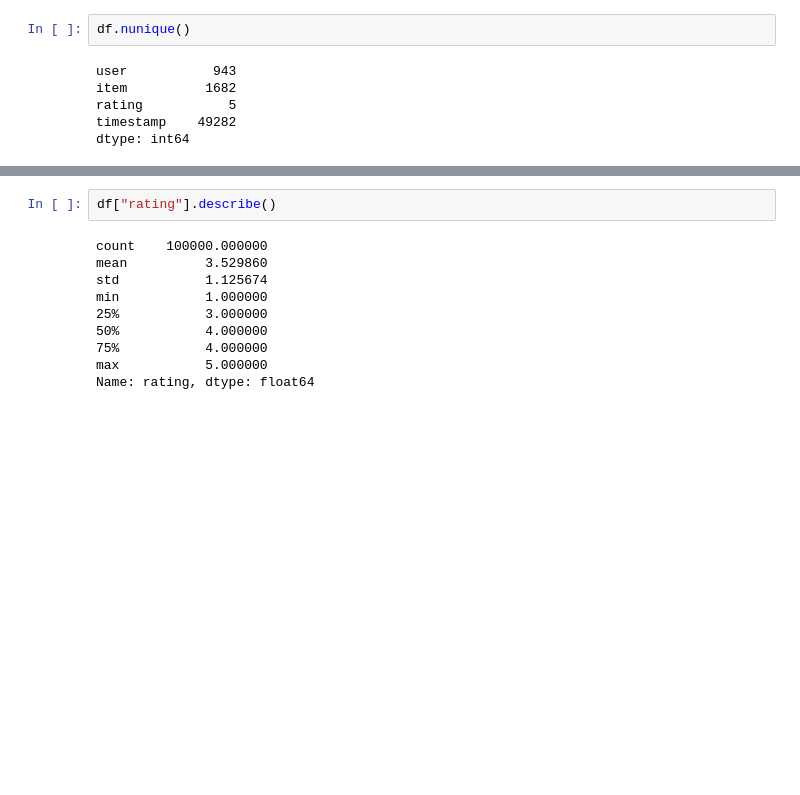
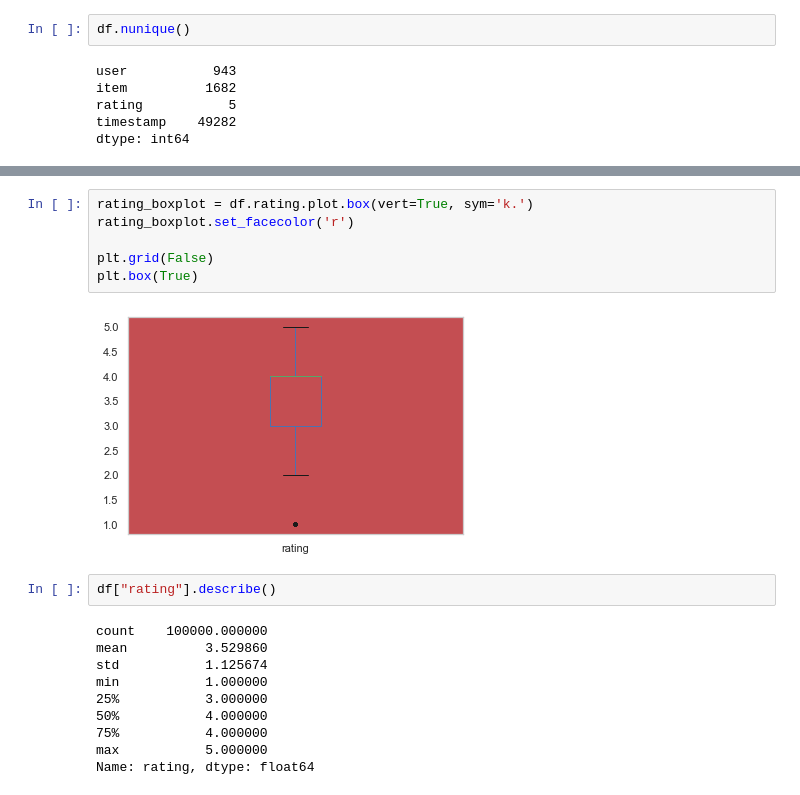
Before and after one commit to SamueleCrispino/recommender-system, a Jupyter notebook: recommender_system.ipynb, the cells around one changed output, grey strips where cells are left out. Cells and saved outputs as stored; diff of their text form; blank space fills up the shorter version.

```diff
--- a/recommender_system.ipynb
+++ b/recommender_system.ipynb
@@ -49,3 +61,11 @@ df.rating.value_counts().plot(kind='bar')
+# %%
+rating_boxplot = df.rating.plot.box(vert=True, sym='k.')
+rating_boxplot.set_facecolor('r')
+
+plt.grid(False)
+plt.box(True)
+# %% [output]
+[figure, added]
 # %%
 df["rating"].describe()
 # %% [output]
```
Also changed, not shown: parts of 34 cells of this notebook.
